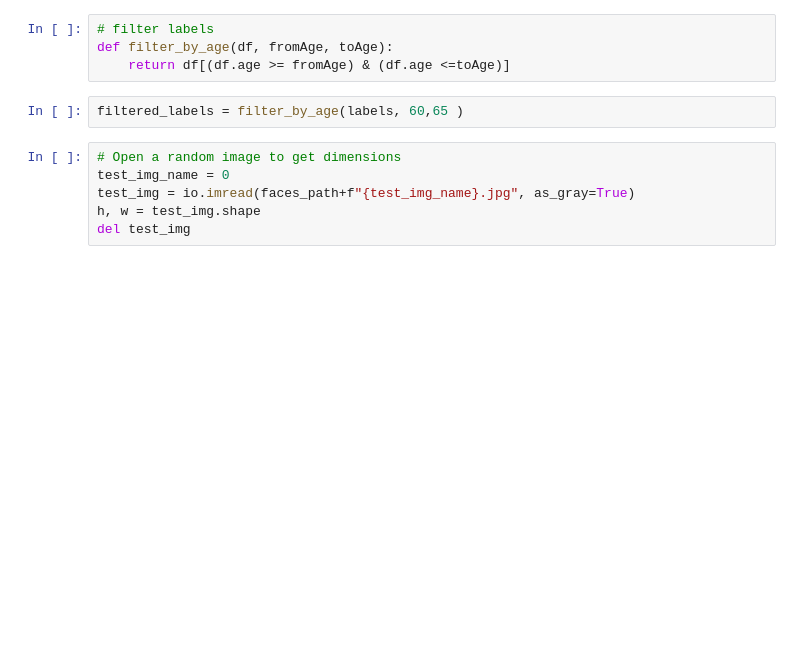
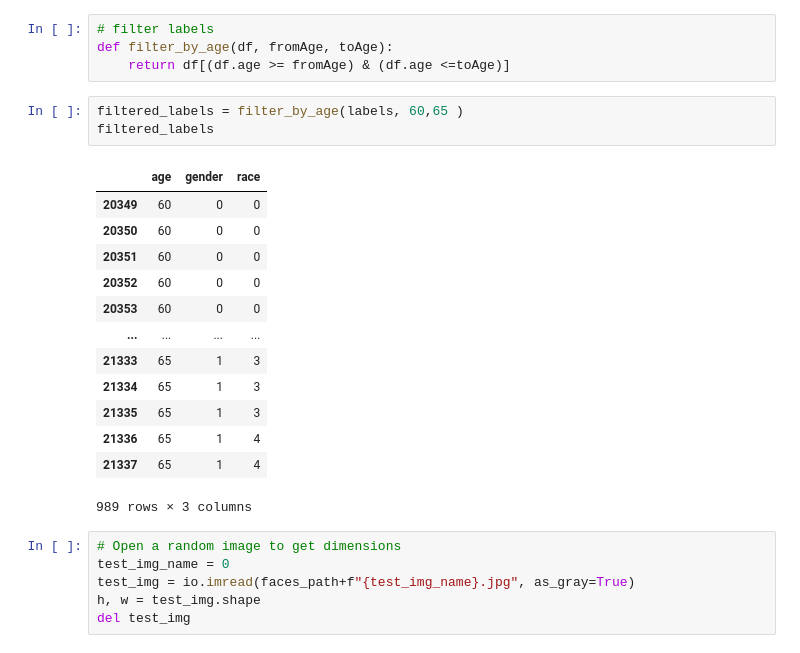
Before and after one commit to nikarav/Unsupervised-Analysis-of-UTKFaces-dataset, a Jupyter notebook: scripts/AA_test.ipynb, the cells around one changed output. Drawn from its saved outputs; the diff is of its cells as text; blank space fills up the shorter version.

```diff
--- a/scripts/AA_test.ipynb
+++ b/scripts/AA_test.ipynb
@@ -33,6 +34,21 @@ def filter_by_age(df, fromAge, toAge):
     return df[(df.age >= fromAge) & (df.age <=toAge)]
 # %%
 filtered_labels = filter_by_age(labels, 60,65 )
+filtered_labels
+# %% [output]
+|  | age | gender | race |
+| 20349 | 60 | 0 | 0 |
+| 20350 | 60 | 0 | 0 |
+| 20351 | 60 | 0 | 0 |
+| 20352 | 60 | 0 | 0 |
+| 20353 | 60 | 0 | 0 |
+| ... | ... | ... | ... |
+| 21333 | 65 | 1 | 3 |
+| 21334 | 65 | 1 | 3 |
+| 21335 | 65 | 1 | 3 |
+| 21336 | 65 | 1 | 4 |
+| 21337 | 65 | 1 | 4 |
+989 rows × 3 columns
 # %%
 # Open a random image to get dimensions
 test_img_name = 0
```
Also changed, not shown: parts of 16 cells of this notebook, 2 other files.
